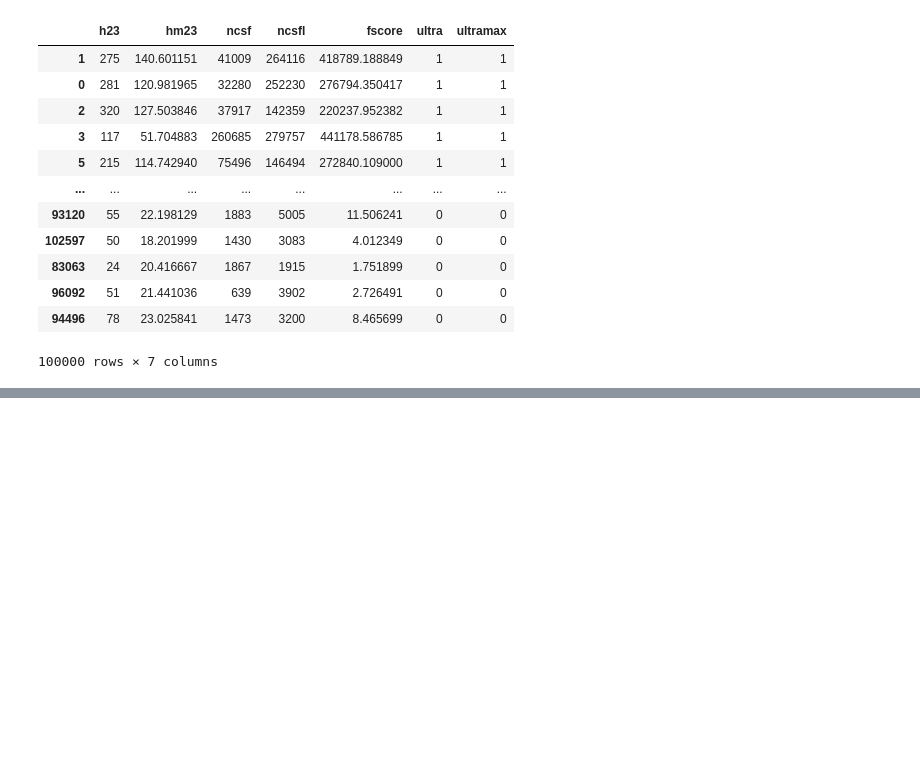
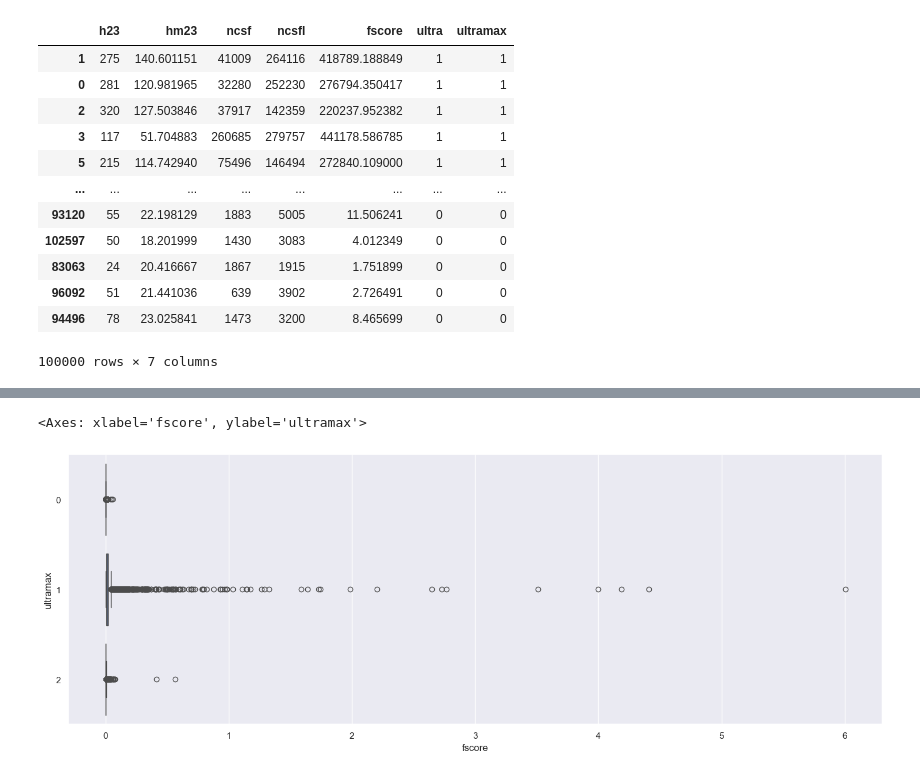
Before and after one commit to aditiplaysdice/MA0218-Team-Pancakes, a Jupyter notebook: HopesAndDreams3.ipynb, the cells around one changed output, grey strips where cells are left out. Cells and saved outputs as stored; diff of their text form; code cells hidden in the pictures; blank space fills up the shorter version.

```diff
--- a/HopesAndDreams3.ipynb
+++ b/HopesAndDreams3.ipynb
@@ -950 +950,7 @@ array([[15841,     2,   139],
 [figure]
+# %%
+f = plt.figure(figsize=(18, 6))
+sb.boxplot(x = 'fscore', y = "ultramax", data = scifinal, orient = "h")
+# %% [output]
+<Axes: xlabel='fscore', ylabel='ultramax'>
+[figure, added]
```
Also changed, not shown: parts of 9 cells of this notebook.
